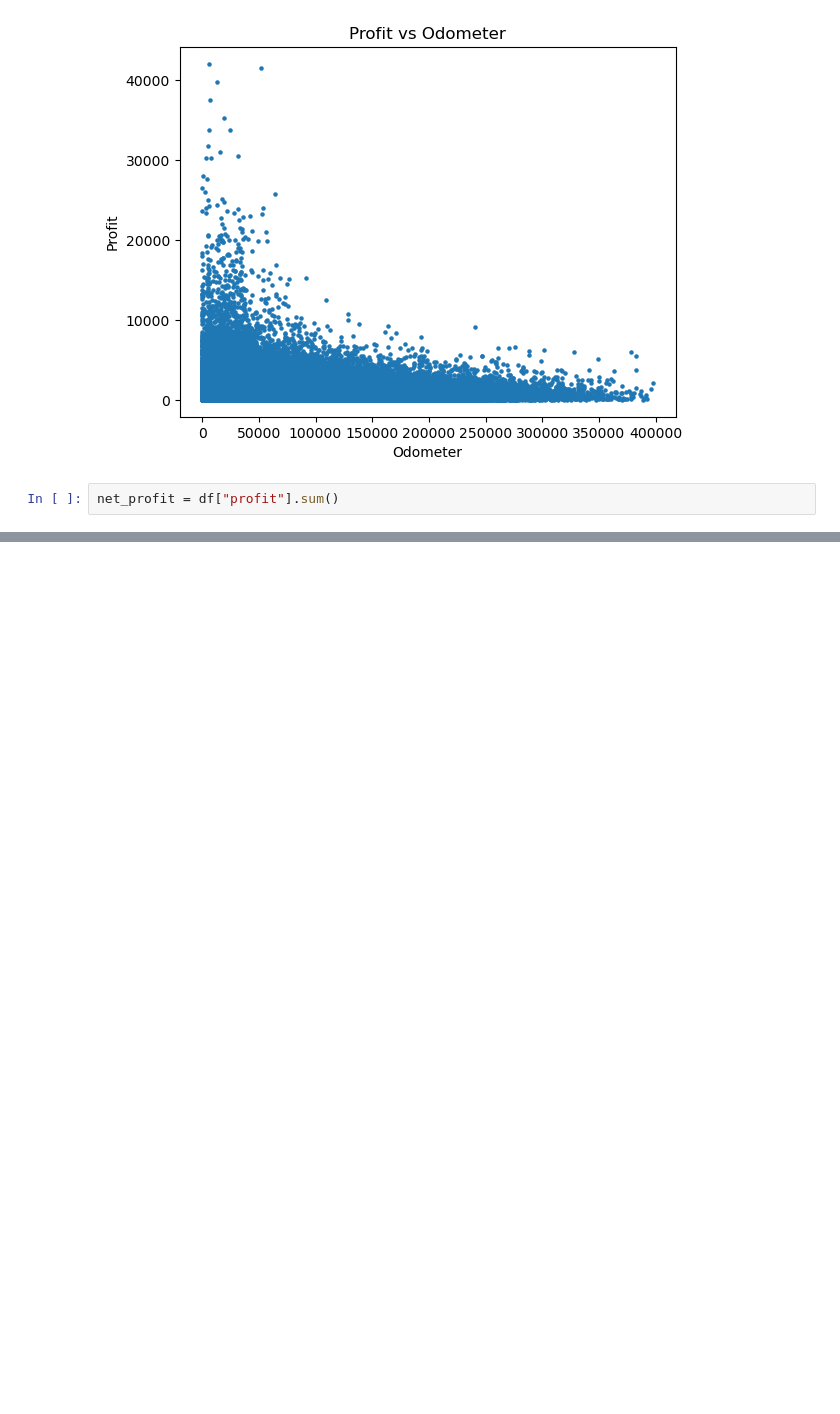
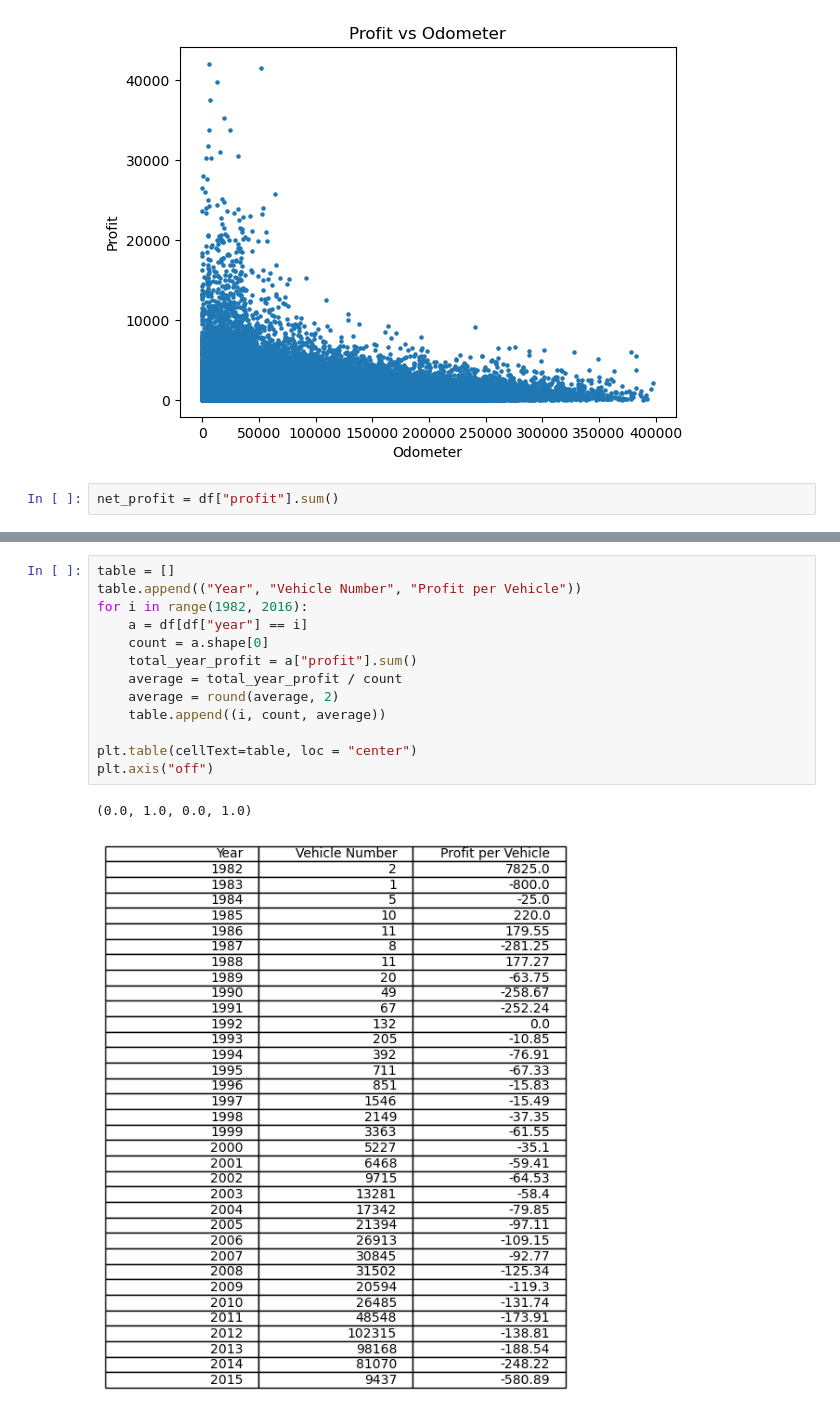
Before and after one commit to hongyuel/data-insights-challenge, a Jupyter notebook: data-1.ipynb, the cells around one changed output, grey strips where cells are left out. Saved outputs shown, nothing was run; the diff lists cells and outputs as text; blank space fills up the shorter version.

```diff
--- a/data-1.ipynb
+++ b/data-1.ipynb
@@ -102 +102,17 @@ plt.show()
 [figure]
+# %%
+table = []
+table.append(("Year", "Vehicle Number", "Profit per Vehicle"))
+for i in range(1982, 2016):
+    a = df[df["year"] == i]
+    count = a.shape[0]
+    total_year_profit = a["profit"].sum()
+    average = total_year_profit / count
+    average = round(average, 2)
+    table.append((i, count, average))
+
+plt.table(cellText=table, loc = "center")
+plt.axis("off")
+# %% [output]
+(0.0, 1.0, 0.0, 1.0)
+[figure, added]
```
Also changed, not shown: parts of 6 cells of this notebook.
